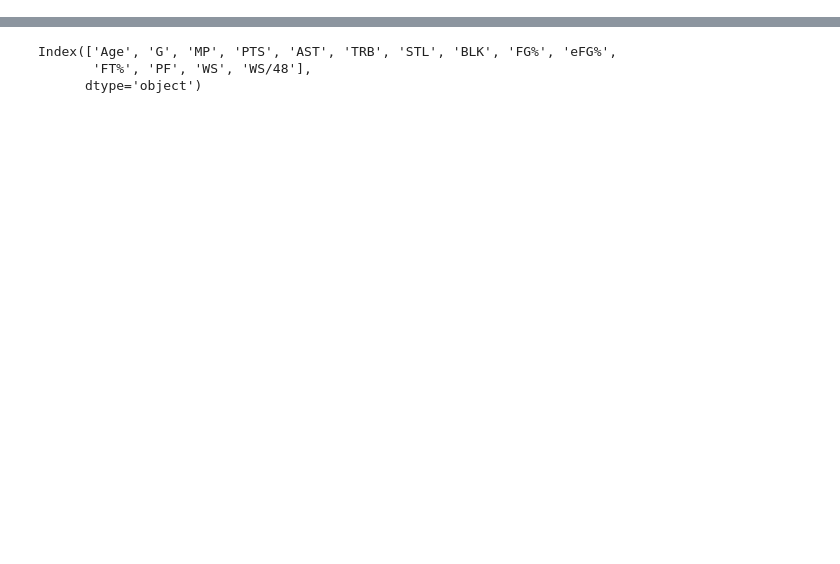
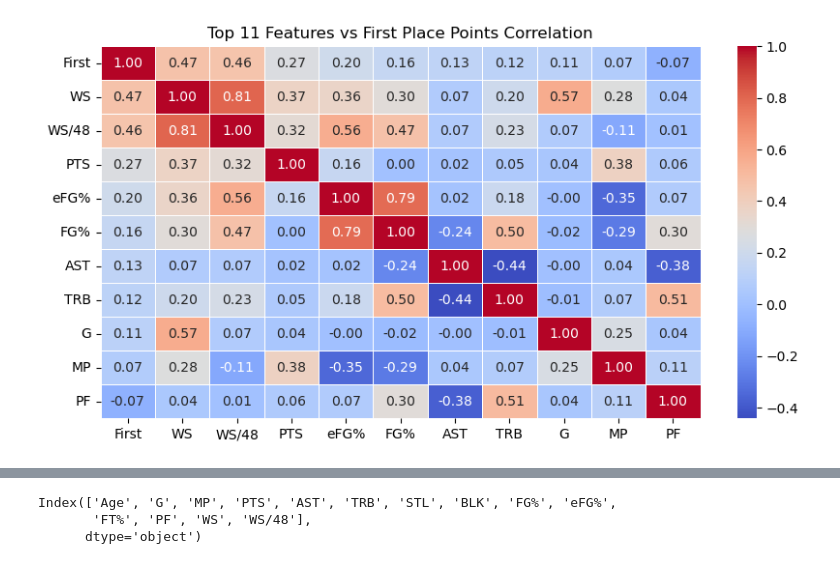
Before and after one commit to Hensonkk/Machine-Learning-NBA-MVP, a Jupyter notebook: MVP Machine Learning Model testing- Key.ipynb, the cells around one changed output, grey strips where cells are left out. Saved outputs shown, nothing was run; the diff lists cells and outputs as text; code cells hidden in the pictures; blank space fills up the shorter version.

Commit message:
working on neural network model for mvp prediction. Added a folder for charts and saved some correlation charts in the folder. Can use folder to save any visuals you create.

```diff
--- a/MVP Machine Learning Model testing- Key.ipynb
+++ b/MVP Machine Learning Model testing- Key.ipynb
@@ -40,0 +39,35 @@ mvp
+# %%
+nba_mvp_history['Age'] = pd.to_numeric(nba_mvp_history['Age'], errors='coerce')
+# %%
+# First we want to determine the correlation between the player statistics, against First place points,
+# Points won, and points share
+
+columns1 = ['Age', 'G', 'MP', 'PTS', 'AST', 'TRB', 'STL', 'BLK', 'FG%', 'eFG%', 'PF', 'WS', 'WS/48']
+columns2 = ['Age', 'G', 'MP', 'PTS', 'AST', 'TRB', 'STL', 'BLK', 'FG%', 'eFG%', 'PF', 'WS', 'WS/48', 'First', 'Pts Won', 'Share']
+target = 'First'
+target2 = 'Pts Won'
+target3 = 'Share'
+target4 = 'MVP'
+# %%
+# Create a fucntion to make heatmaps for correlations
+
+def correlation_heatmap(col, x, y, top_n, path):
+    df = nba_mvp_history[col + [x]]
+    df
+
+    corr_matrix = df.corr()
+    corr_w_target = corr_matrix[x]
+
+    top_features = corr_w_target.abs().sort_values(ascending = False).head(top_n).index
+
+    plt.figure(figsize = (10,5))
+    sns.heatmap(corr_matrix.loc[top_features, top_features], annot = True, cmap = 'coolwarm', fmt = ".2f", linewidths = .5)
+    plt.title(f"Top {top_n} Features vs {y} Correlation")
+    plt.savefig(path)
+    plt.show()
+# %%
+# Stats vs First Place Points Correlation
+
+correlation_heatmap(col = columns1, x = target, y = 'First Place Points', top_n = 11, path = "Charts/First Place Points Correlation")
+# %% [output]
+[figure, added]
```
Also changed, not shown: parts of 32 cells of this notebook, 4 other files.
